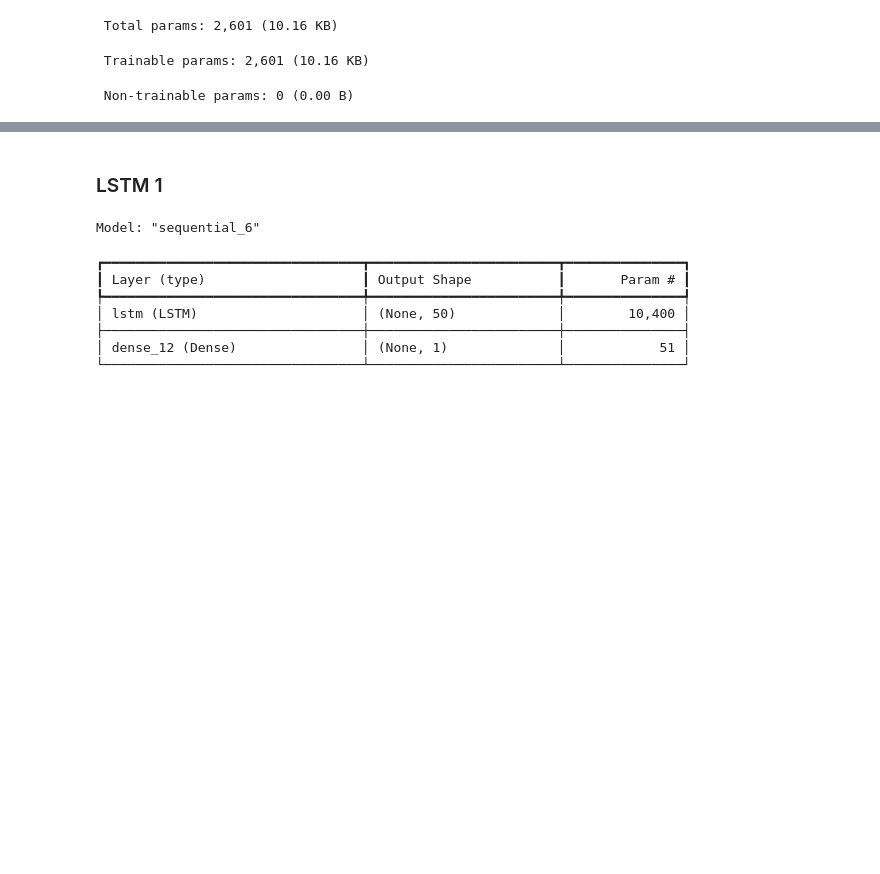
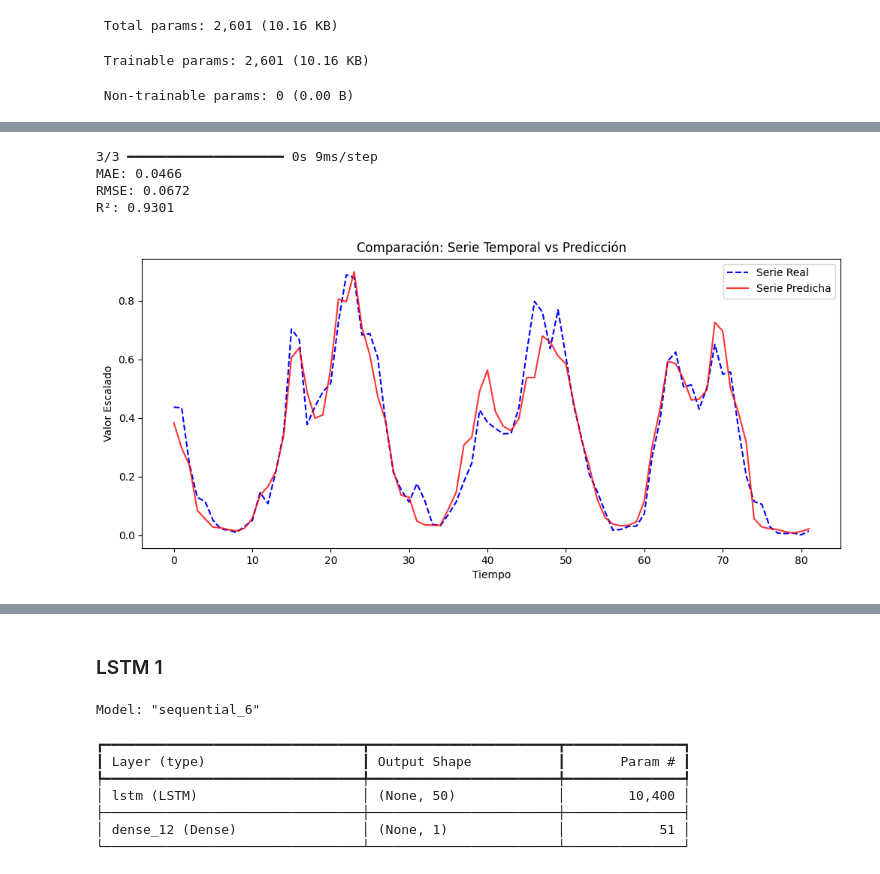
Before and after one commit to Maria-Paula-PR/SeriesTemporales_RedesNeuronales, a Jupyter notebook: df_h143.ipynb, the cells around one changed output, grey strips where cells are left out. Saved outputs shown, nothing was run; the diff lists cells and outputs as text; code cells hidden in the pictures; blank space fills up the shorter version.

Commit message:
optuna1

```diff
--- a/df_h143.ipynb
+++ b/df_h143.ipynb
@@ -1203,0 +1441,5 @@ Aunque el rendimiento no es tan bueno como el modelo anterior con Adam, sigue si
+# %%
+study = optuna.create_study(direction="minimize")
+study.optimize(objective, n_trials=30)
+
+print("Mejores Hiperparámetros:", study.best_trial.params)
@@ -1203,0 +1476,9 @@ Aunque el rendimiento no es tan bueno como el modelo anterior con Adam, sigue si
+# %%
+best_optimizer = keras.optimizers.Adam(learning_rate=best_params["learning_rate"])
+best_model.compile(optimizer=best_optimizer, loss='mae')
+
+best_model.fit(np.vstack((X_train, X_val)), np.hstack((y_train, y_val)),
+               epochs=200, batch_size=best_params["batch_size"], verbose=1)
+
+test_loss = best_model.evaluate(X_test, y_test, verbose=1)
+print("MAE en test:", test_loss)
@@ -1203,0 +1503,34 @@ Aunque el rendimiento no es tan bueno como el modelo anterior con Adam, sigue si
+# %%
+y_pred = best_model.predict(X_test)
+
+y_pred = y_pred.flatten()
+y_test = y_test.flatten()
+
+mae = mean_absolute_error(y_test, y_pred)
+rmse = np.sqrt(mean_squared_error(y_test, y_pred))
+r2 = r2_score(y_test, y_pred)
+
+print(f"MAE: {mae:.4f}")
+print(f"RMSE: {rmse:.4f}")
+print(f"R²: {r2:.4f}")
+# %% [output]
+3/3 ━━━━━━━━━━━━━━━━━━━━ 0s 9ms/step
+MAE: 0.0466
+RMSE: 0.0672
+R²: 0.9301
+# %%
+plt.figure(figsize=(12, 5))
+
+#real
+plt.plot(y_test, label="Serie Real", linestyle="dashed", color='blue')
+
+#predicha
+plt.plot(y_pred, label="Serie Predicha", alpha=0.8, color='red')
+
+plt.title("Comparación: Serie Temporal vs Predicción")
+plt.xlabel("Tiempo")
+plt.ylabel("Valor Escalado")
+plt.legend()
+plt.show()
+# %% [output]
+[figure, added]
```
Also changed, not shown: parts of 85 cells of this notebook.
